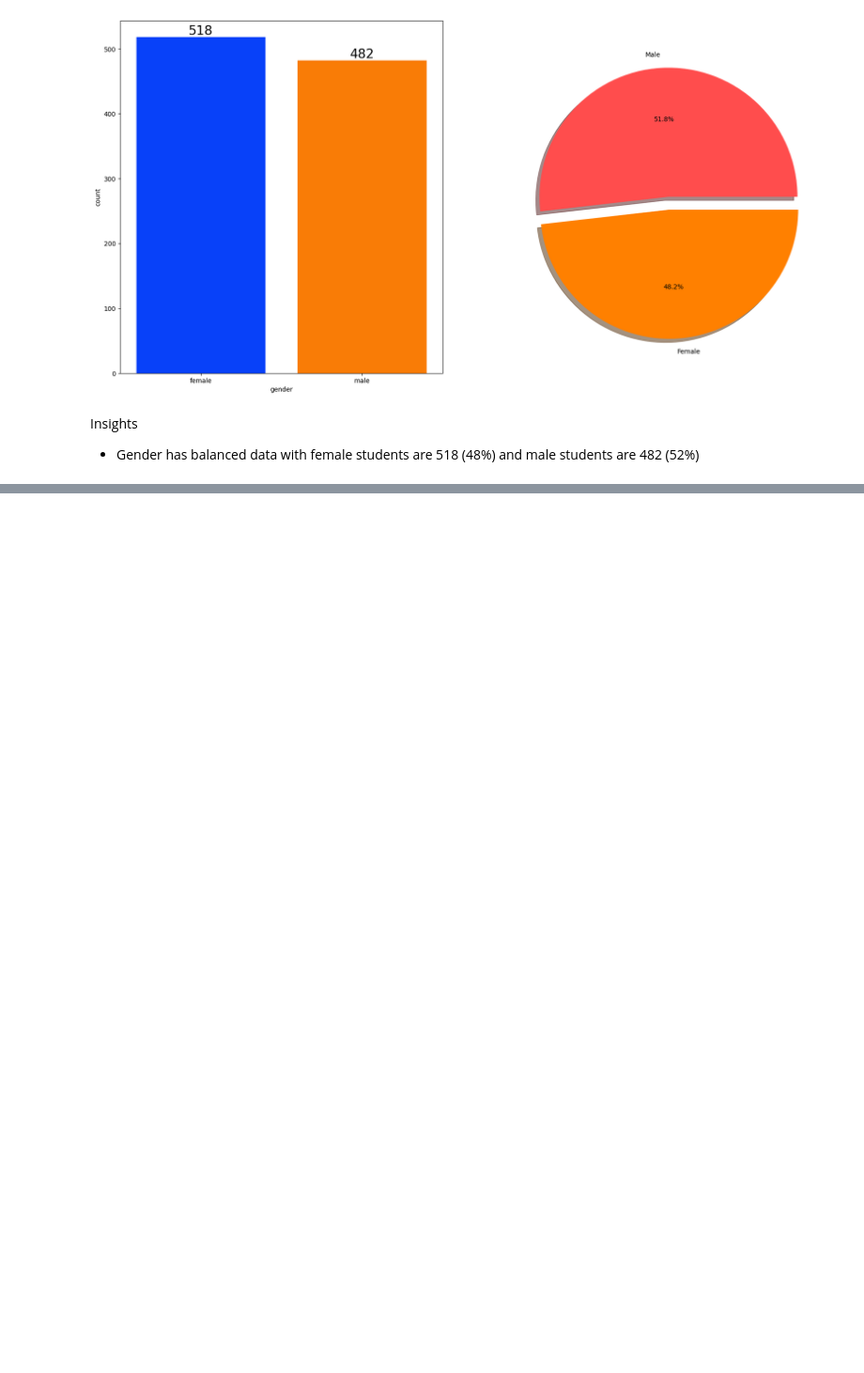
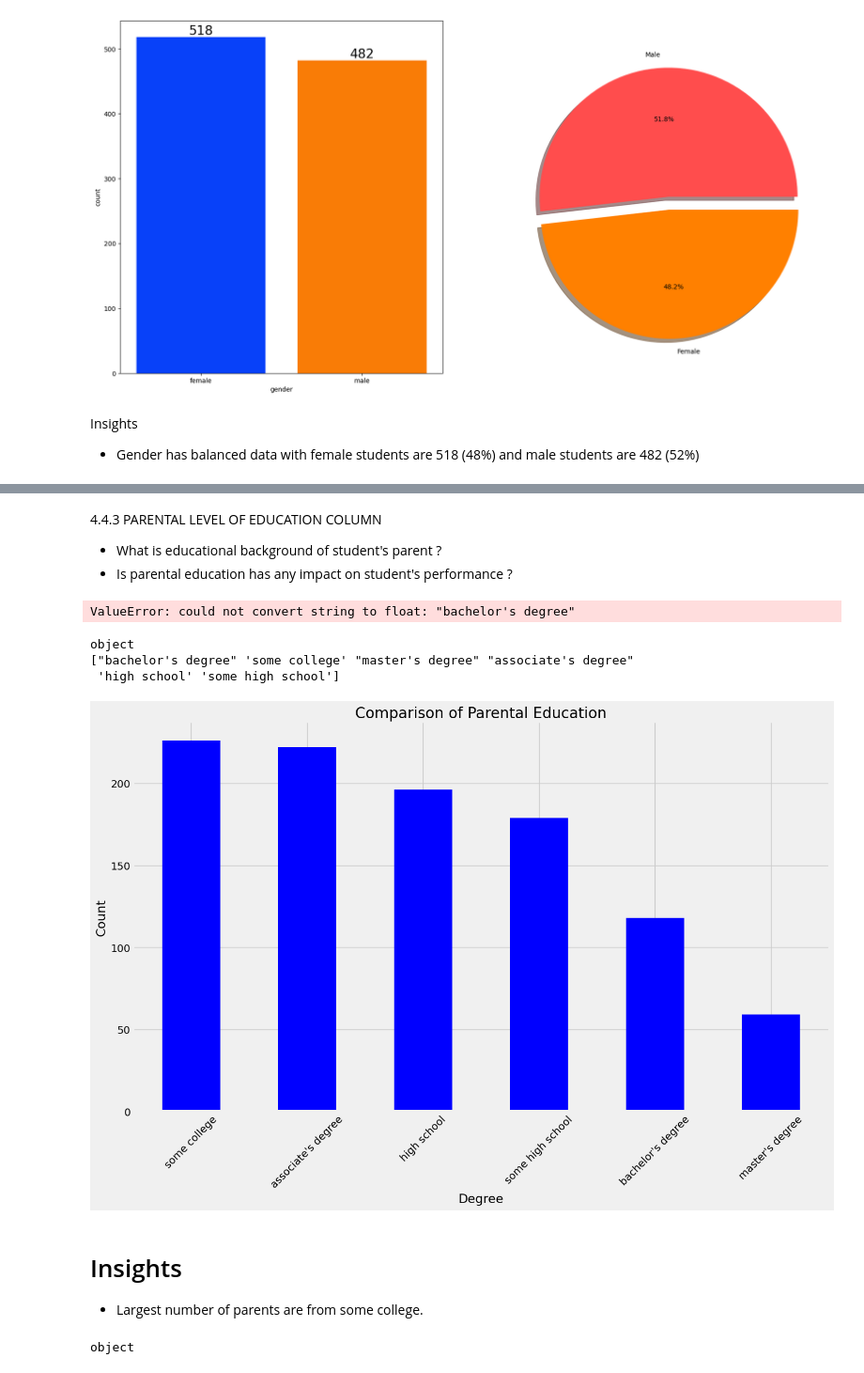
Before and after one commit to Pukar99/MLProjects, a Jupyter notebook: notebook/1. EDA STUDENT PERFORMANCE.ipynb, the cells around one changed output, grey strips where cells are left out. Shown at 94% size. Saved outputs shown, nothing was run; the diff lists cells and outputs as text; code cells hidden in the pictures; blank space fills up the shorter version.

```diff
--- a/notebook/1. EDA STUDENT PERFORMANCE.ipynb
+++ b/notebook/1. EDA STUDENT PERFORMANCE.ipynb
@@ -469,0 +519,39 @@ TypeError: Could not convert group Bgroup Cgroup Bgroup Bgroup Bgroup Bgroup Bgr
+# %% [markdown]
+4.4.3 PARENTAL LEVEL OF EDUCATION COLUMN
+- What is educational background of student's parent ?
+- Is parental education has any impact on student's performance ?
+# %%
+# UNIVARIATE ANALYSIS ( What is educational background of student's parent ? )
+plt.rcParams['figure.figsize'] = (15, 9)
+plt.style.use('fivethirtyeight')
+sns.countplot(df['parental_level_of_education'], palette = 'Blues')
+plt.title('Comparison of Parental Education', fontweight = 30, fontsize = 20)
+plt.xlabel('Degree')
+plt.ylabel('Count')
+plt.show()
+# %% [output]
+ValueError: could not convert string to float: "bachelor's degree"
+# %%
+# Assuming df is your DataFrame
+print(df['parental_level_of_education'].dtype)
+print(df['parental_level_of_education'].unique())
+# %% [output]
+object
+["bachelor's degree" 'some college' "master's degree" "associate's degree"
+ 'high school' 'some high school']
+# %%
+# Count the unique values in the column and plot directly with matplotlib
+parental_education_counts = df['parental_level_of_education'].value_counts()
+
+plt.figure(figsize=(15, 9))
+parental_education_counts.plot(kind='bar', color='blue')
+plt.title('Comparison of Parental Education', fontweight=30, fontsize=20)
+plt.xlabel('Degree')
+plt.ylabel('Count')
+plt.xticks(rotation=45)  # Rotate x-axis labels if necessary
+plt.show()
+# %% [output]
+[figure, added]
+# %% [markdown]
+# Insights
+- Largest number of parents are from some college.
@@ -469,0 +576,7 @@ TypeError: Could not convert group Bgroup Cgroup Bgroup Bgroup Bgroup Bgroup Bgr
+# %%
+# Check the data type of the 'lunch' column
+print(df['lunch'].dtype)
+
+# If it's an object or category, it should work with sns.countplot. If it's not, there might be an issue with your DataFrame.
+# %% [output]
+object
```
Also changed, not shown: parts of 18 cells of this notebook.
